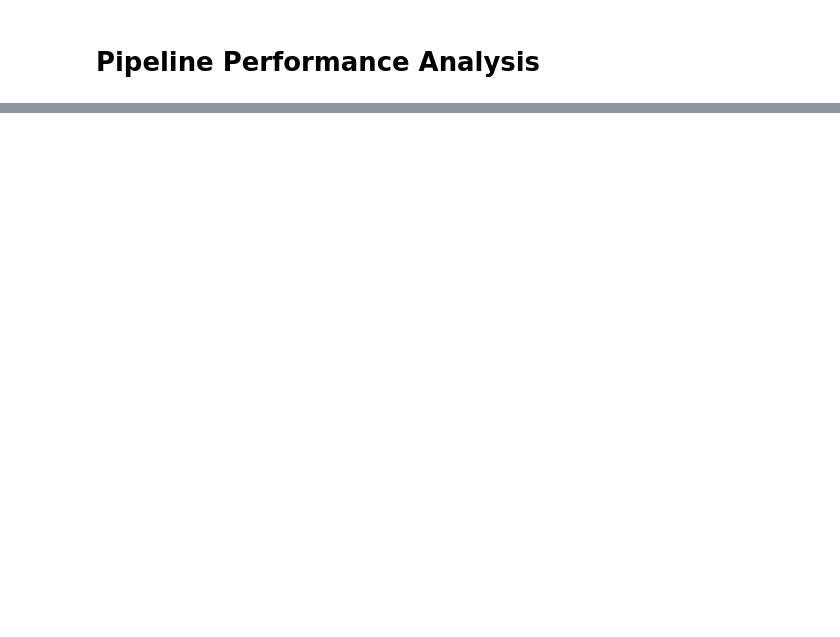
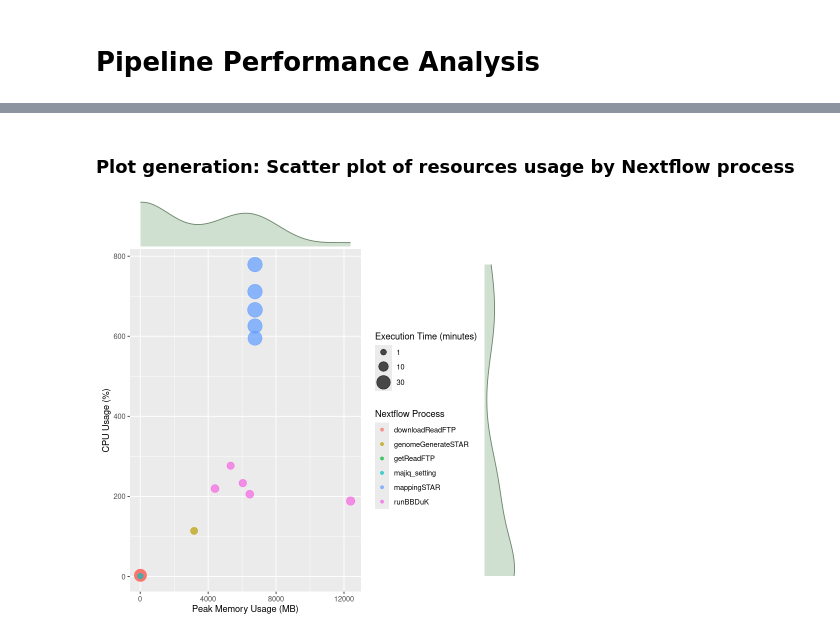
Before and after one commit to labbces/SpliceScape, a Jupyter notebook: performance_analysis/performance_analysis.ipynb, the cells around one changed output, grey strips where cells are left out. Saved outputs shown, nothing was run; the diff lists cells and outputs as text; code cells hidden in the pictures; blank space fills up the shorter version.

```diff
--- a/performance_analysis/performance_analysis.ipynb
+++ b/performance_analysis/performance_analysis.ipynb
@@ -776,0 +309,16 @@ ggplot(trace_data_filtered) +
+# %%
+convert_to_minutes <- function(time_str) {
+  time_str <- gsub("h", "H", time_str)
+  time_str <- gsub("m", "M", time_str)
+  time_str <- gsub("s", "S", time_str)
+
+  duration <- lubridate::as.duration(time_str)
+  minutes <- as.numeric(duration, "minutes")
+
+  minutes
+}
+
+trace_data_processed <- trace_data_processed %>%
+  mutate(duration_min = convert_to_minutes(duration))
+
+head(trace_data_processed)
@@ -776,0 +335,38 @@ ggplot(trace_data_filtered) +
+# %% [markdown]
+### Plot generation: Scatter plot of resources usage by Nextflow process
+# %%
+resources_plot <- ggplot(trace_data_processed,
+                         aes(x = peak_rss_mb, y = cpu_percent)) +
+  geom_point(
+    aes(
+      color = process,
+      size = duration_min
+    ),
+    alpha = 0.7
+  ) +
+  scale_size_continuous(
+    range = c(2, 8),
+    breaks = c(1, 10, 30, 60, 120, 240),
+    name = "Execution Time (minutes)"
+  ) +
+  labs(
+    x = "Peak Memory Usage (MB)",
+    y = "CPU Usage (%)",
+    color = "Nextflow Process"
+  ) +
+  theme_gray() +
+  theme(legend.position = "right")
+
+summary_resource_plot <- ggMarginal(
+  resources_plot,
+  type = "density",
+  margins = "both",
+  fill = "#bcd3bc",
+  col = "#6b866b",
+  alpha = 0.7,
+  size = 7
+)
+
+print(summary_resource_plot)
+# %% [output]
+[figure, added]
```
Also changed, not shown: parts of 53 cells of this notebook.
